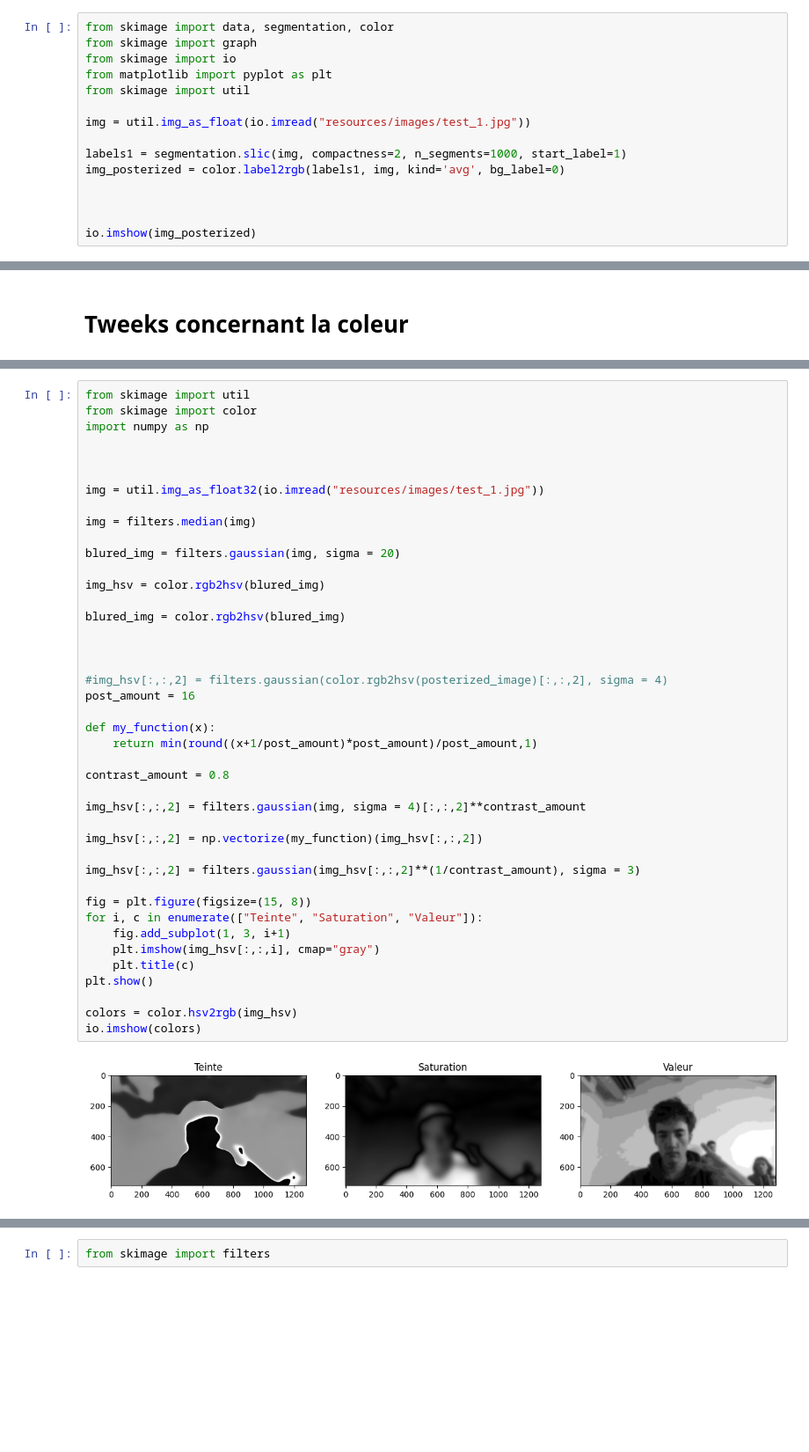
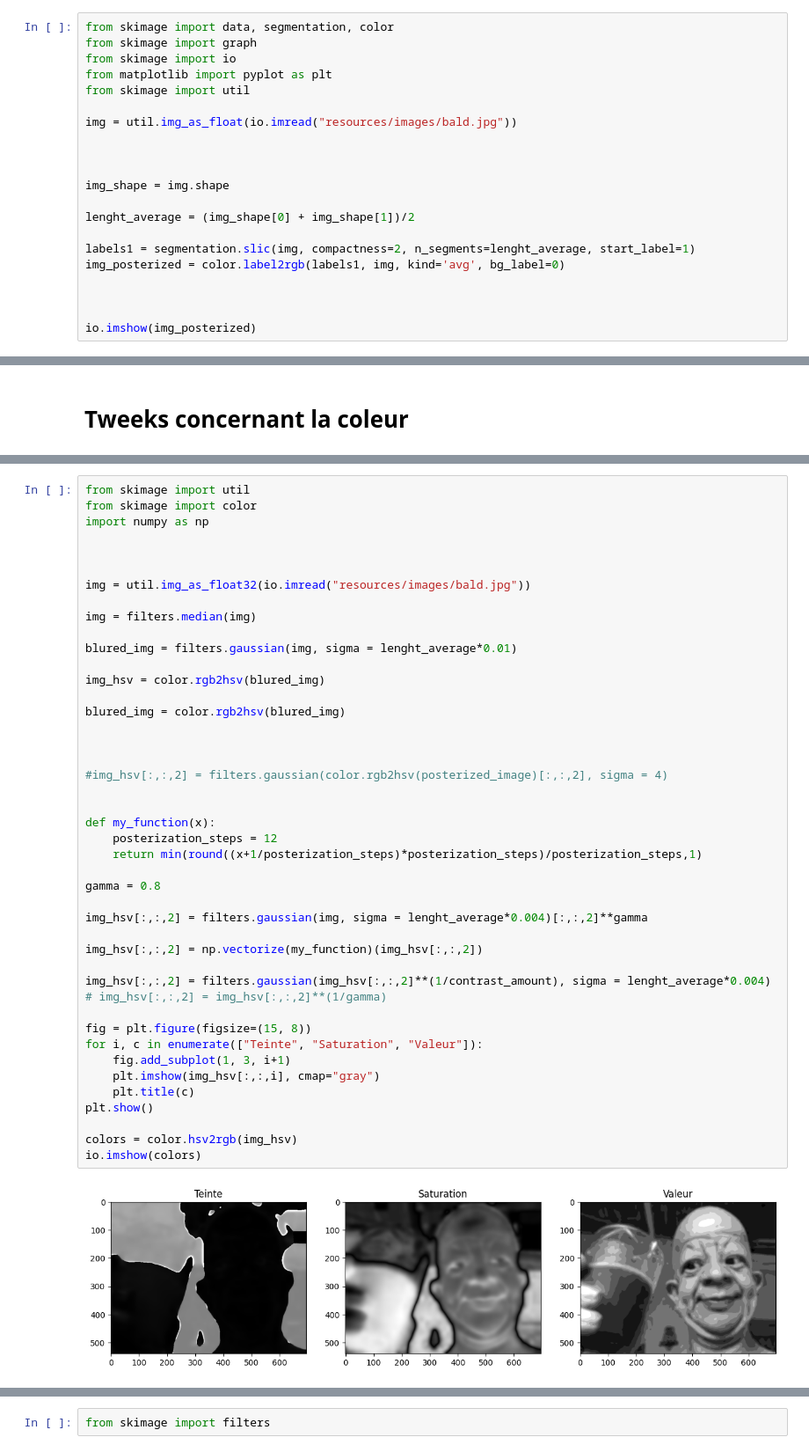
Before and after one commit to PierreVandel/analyse-images-cartoon, a Jupyter notebook: Cartoon.ipynb, the cells around one changed output, grey strips where cells are left out. Shown at 88% size. Drawn from its saved outputs; the diff is of its cells as text; blank space fills up the shorter version.

```diff
--- a/Cartoon.ipynb
+++ b/Cartoon.ipynb
@@ -9,9 +9,15 @@ from skimage import io
 from matplotlib import pyplot as plt
 from skimage import util
 
-img = util.img_as_float(io.imread("resources/images/test_1.jpg"))
+img = util.img_as_float(io.imread("resources/images/bald.jpg"))
 
-labels1 = segmentation.slic(img, compactness=2, n_segments=1000, start_label=1)
+
+
+img_shape = img.shape
+
+lenght_average = (img_shape[0] + img_shape[1])/2
+
+labels1 = segmentation.slic(img, compactness=2, n_segments=lenght_average, start_label=1)
 img_posterized = color.label2rgb(labels1, img, kind='avg', bg_label=0)
 
 
@@ -44,41 +50,43 @@ import numpy as np
 
 
 
-img = util.img_as_float32(io.imread("resources/images/test_1.jpg"))
+img = util.img_as_float32(io.imread("resources/images/bald.jpg"))
 
 img = filters.median(img)
 
-blured_img = filters.gaussian(img, sigma = 20)
+blured_img = filters.gaussian(img, sigma = lenght_average*0.01)
 
 img_hsv = color.rgb2hsv(blured_img)
 
 blured_img = color.rgb2hsv(blured_img)
 
 
 
 #img_hsv[:,:,2] = filters.gaussian(color.rgb2hsv(posterized_image)[:,:,2], sigma = 4)
-post_amount = 16
+
 
 def my_function(x):
-    return min(round((x+1/post_amount)*post_amount)/post_amount,1)
+    posterization_steps = 12
+    return min(round((x+1/posterization_steps)*posterization_steps)/posterization_steps,1)
 
-contrast_amount = 0.8
+gamma = 0.8
 
-img_hsv[:,:,2] = filters.gaussian(img, sigma = 4)[:,:,2]**contrast_amount
+img_hsv[:,:,2] = filters.gaussian(img, sigma = lenght_average*0.004)[:,:,2]**gamma
 
 img_hsv[:,:,2] = np.vectorize(my_function)(img_hsv[:,:,2])
 
-img_hsv[:,:,2] = filters.gaussian(img_hsv[:,:,2]**(1/contrast_amount), sigma = 3)
+img_hsv[:,:,2] = filters.gaussian(img_hsv[:,:,2]**(1/contrast_amount), sigma = lenght_average*0.004)
+# img_hsv[:,:,2] = img_hsv[:,:,2]**(1/gamma)
 
 fig = plt.figure(figsize=(15, 8))
 for i, c in enumerate(["Teinte", "Saturation", "Valeur"]):
     fig.add_subplot(1, 3, i+1)
     plt.imshow(img_hsv[:,:,i], cmap="gray")
     plt.title(c)
 plt.show()
 
 colors = color.hsv2rgb(img_hsv)
 io.imshow(colors)
 # %% [output]
-[figure, old version]
+[figure, new version]
 <matplotlib.image.AxesImage at 0x...>
```
Also changed, not shown: parts of 8 cells of this notebook, 2 other files.
